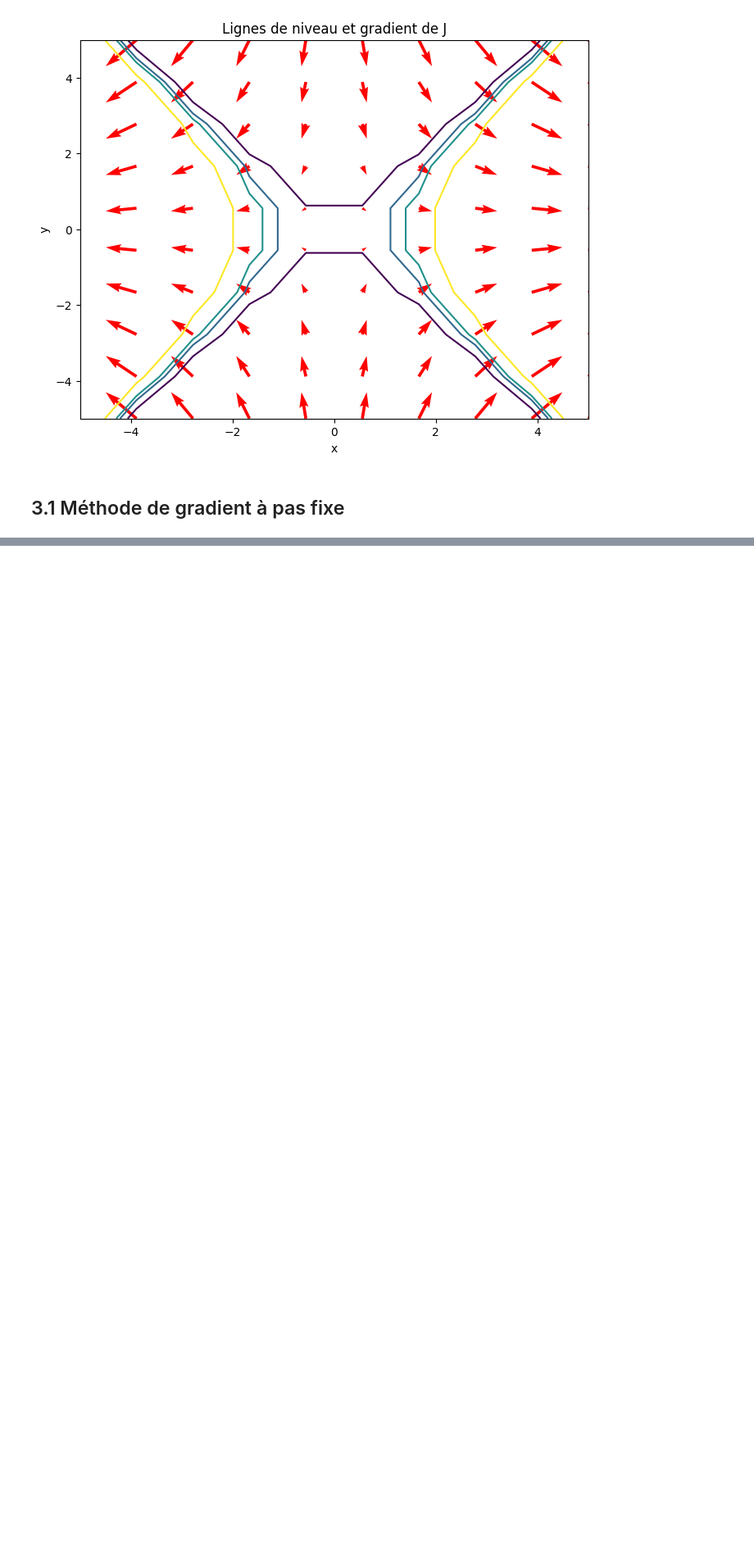
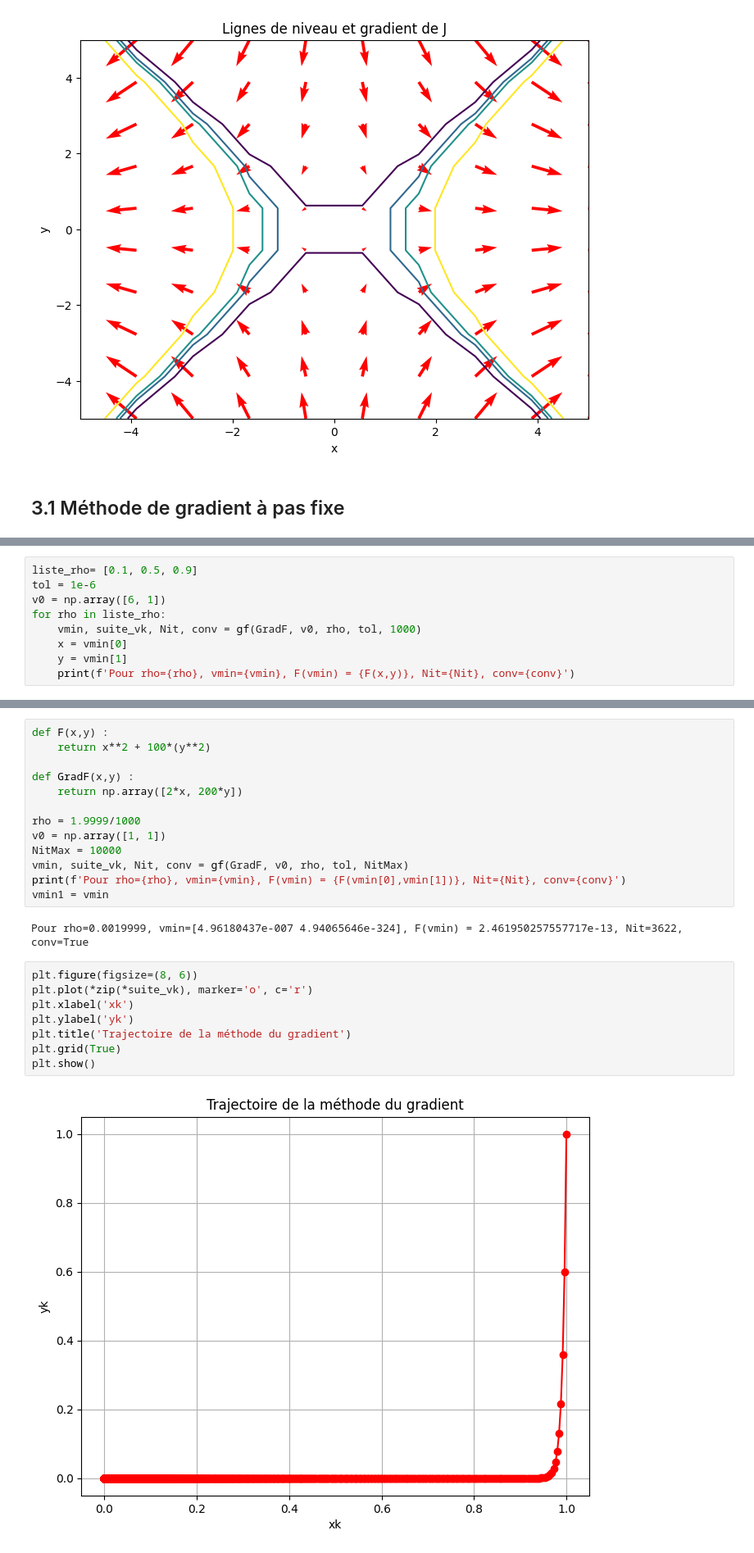
Before and after one commit to ThomasAPRichard/M1_DS, a Jupyter notebook: Optimisation_pour_la_SD/TP3_Gradient.ipynb, the cells around one changed output, grey strips where cells are left out. Shown at 82% size. Saved outputs shown, nothing was run; the diff lists cells and outputs as text; blank space fills up the shorter version.

```diff
--- a/Optimisation_pour_la_SD/TP3_Gradient.ipynb
+++ b/Optimisation_pour_la_SD/TP3_Gradient.ipynb
@@ -98,0 +133,9 @@ tracer_ligne_niveau(F, x, y, niveaux)
+# %%
+liste_rho= [0.1, 0.5, 0.9]
+tol = 1e-6
+v0 = np.array([6, 1])
+for rho in liste_rho:
+    vmin, suite_vk, Nit, conv = gf(GradF, v0, rho, tol, 1000)
+    x = vmin[0]
+    y = vmin[1]
+    print(f'Pour rho={rho}, vmin={vmin}, F(vmin) = {F(x,y)}, Nit={Nit}, conv={conv}')
@@ -98,0 +148,25 @@ tracer_ligne_niveau(F, x, y, niveaux)
+# %%
+def F(x,y) :
+    return x**2 + 100*(y**2)
+
+def GradF(x,y) :
+    return np.array([2*x, 200*y])
+
+rho = 1.9999/1000
+v0 = np.array([1, 1])
+NitMax = 10000
+vmin, suite_vk, Nit, conv = gf(GradF, v0, rho, tol, NitMax)
+print(f'Pour rho={rho}, vmin={vmin}, F(vmin) = {F(vmin[0],vmin[1])}, Nit={Nit}, conv={conv}')
+vmin1 = vmin
+# %% [output]
+Pour rho=0.0019999, vmin=[4.96180437e-007 4.94065646e-324], F(vmin) = 2.461950257557717e-13, Nit=3622, conv=True
+# %%
+plt.figure(figsize=(8, 6))
+plt.plot(*zip(*suite_vk), marker='o', c='r')
+plt.xlabel('xk')
+plt.ylabel('yk')
+plt.title('Trajectoire de la méthode du gradient')
+plt.grid(True)
+plt.show()
+# %% [output]
+[figure, added]
```
Also changed, not shown: parts of 13 cells of this notebook, 17 other files.
